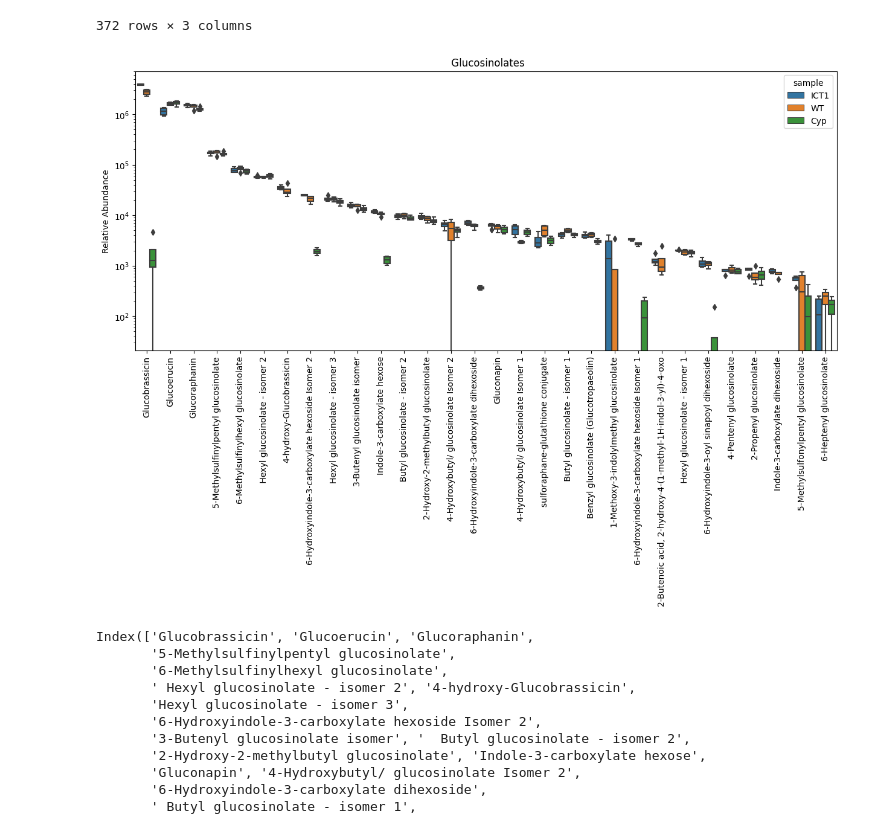
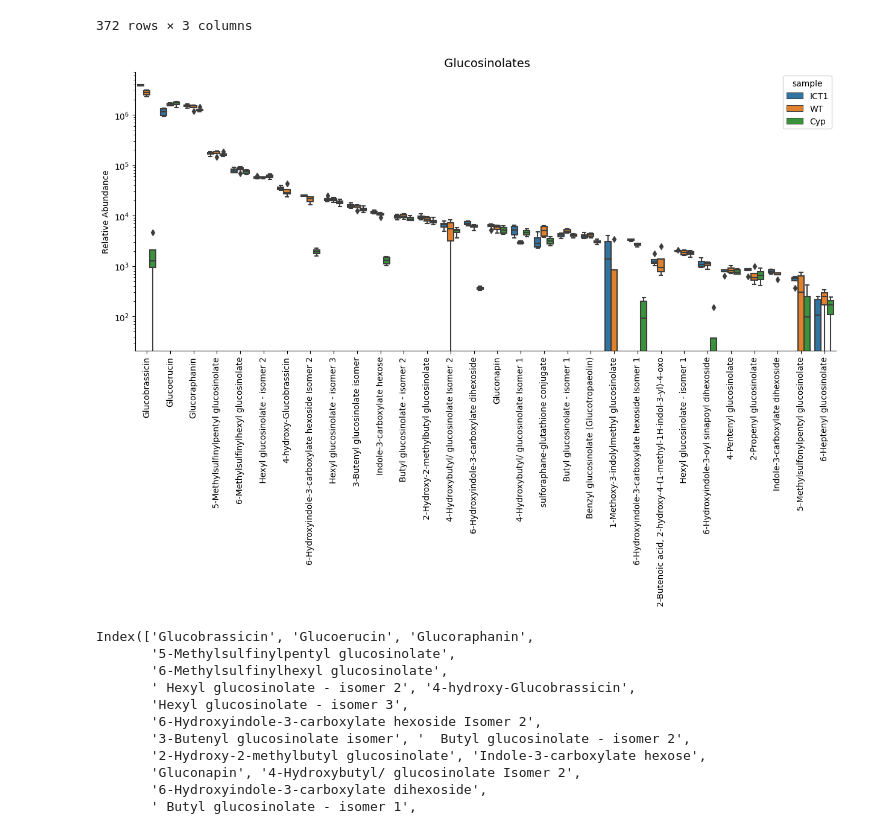
Before and after one commit to AlinFin/Classification, a Jupyter notebook: SM_GLS_23.ipynb, the cells around one changed output. Drawn from its saved outputs; the diff is of its cells as text; code cells hidden in the pictures.

```diff
--- a/SM_GLS_23.ipynb
+++ b/SM_GLS_23.ipynb
@@ -100,21 +103,21 @@ sorted
 # %%
 # Create a box plot using Seaborn directly on the grouped data
 plt.figure(figsize=(15, 6))
 sns.boxplot(data=sorted, x='gls', y='relative abundance', hue='sample')
 plt.xlabel('')
 plt.ylabel('Relative Abundance')
-plt.title(' Glucosinolates')
+plt.title(' Glucosinolates', fontsize=14)
 plt.yscale('log')  # Set the y-axis scale to logarithmic
 plt.grid(True)
 # Rotate the x-axis labels by 45 degrees
 plt.xticks(rotation=90)
-
+sns.despine()
 # Remove grid lines
 plt.grid(False)
 
 plt.show()
 # %% [output]
-[figure, old version]
+[figure, new version]
 # %%
 
 # Calculate the mean relative abundance for each 'gls' and 'sample' combination
```
Also changed, not shown: parts of 24 cells of this notebook.
